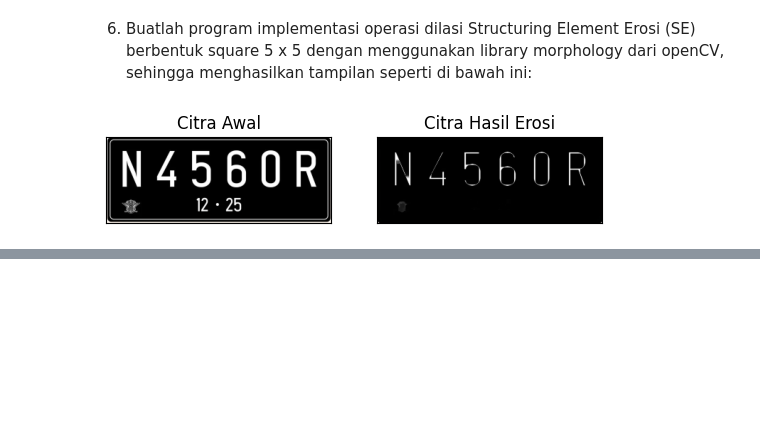
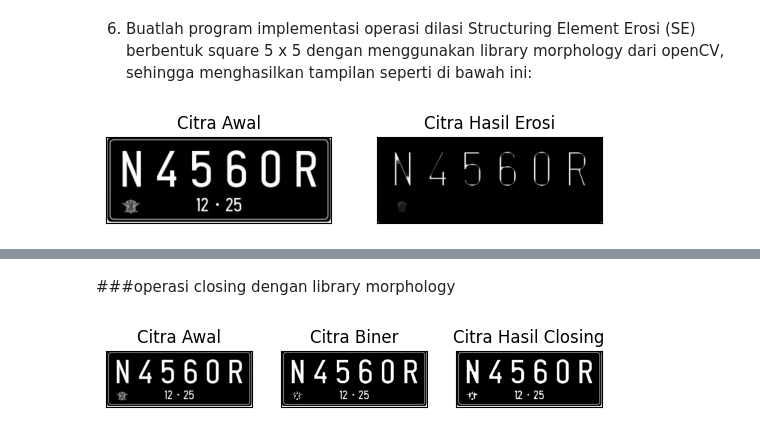
Before and after one commit to edoaurahman/PCVK, a Jupyter notebook: Week9.ipynb, the cells around one changed output, grey strips where cells are left out. Saved outputs shown, nothing was run; the diff lists cells and outputs as text; code cells hidden in the pictures; blank space fills up the shorter version.

```diff
--- a/Week9.ipynb
+++ b/Week9.ipynb
@@ -120,0 +180,17 @@ plt.show()
+# %% [markdown]
+###operasi closing dengan library morphology
+# %%
+img = cv2.imread('/content/drive/MyDrive/PCVK_MM/Images/plat_nomer.jpg',0)
+img = cv2.resize(img, (0, 0), fx=0.47, fy=0.47)
+ret, thresh = cv2.threshold(img, 127, 225, cv2.THRESH_BINARY)
+kernel = np.ones((3,3),np.uint8)
+closs = cv2.morphologyEx(thresh,cv2.MORPH_CLOSE, kernel)
+plt.subplot(131),plt.imshow(img,cmap = 'gray')
+plt.title('Citra Awal'), plt.xticks([]), plt.yticks([])
+plt.subplot(132),plt.imshow(thresh,cmap = 'gray')
+plt.title('Citra Biner'), plt.xticks([]), plt.yticks([])
+plt.subplot(133),plt.imshow(closs,cmap = 'gray')
+plt.title('Citra Hasil Closing'), plt.xticks([]), plt.yticks([])
+plt.show()
+# %% [output]
+[figure, added]
```
Also changed, not shown: parts of 27 cells of this notebook.
